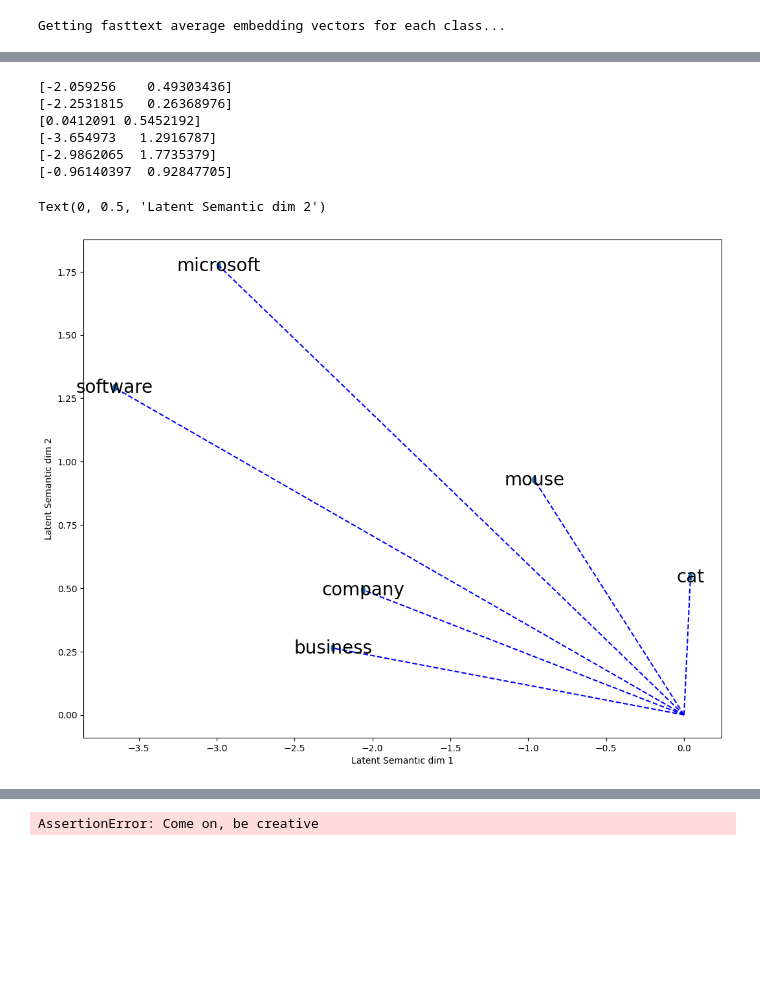
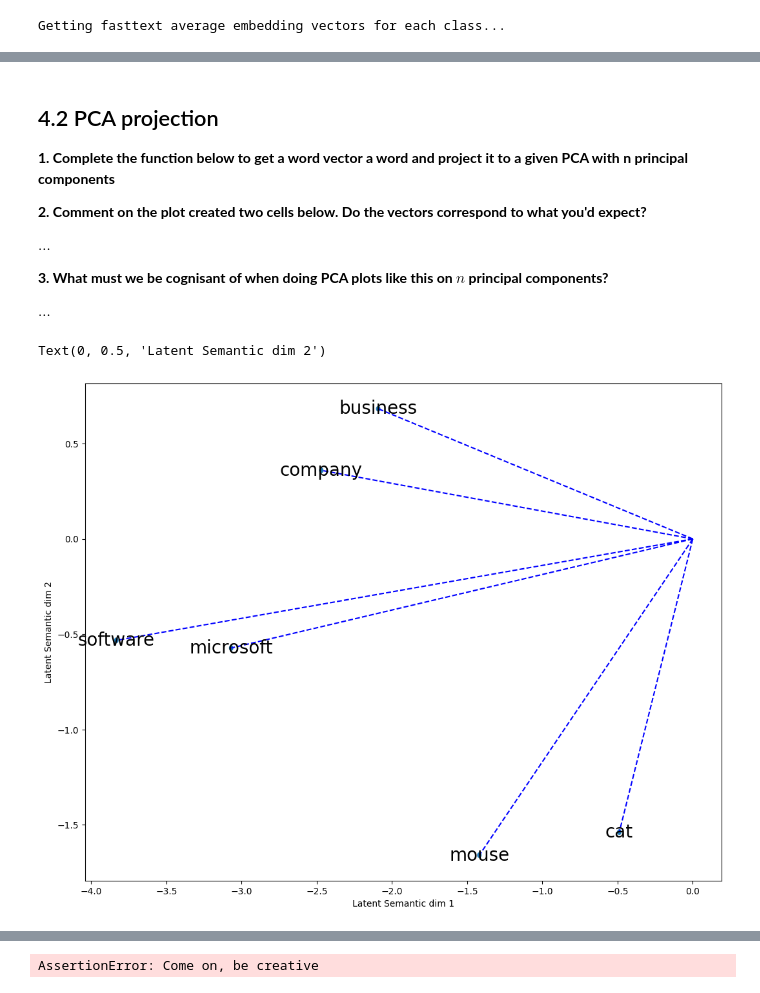
Before and after one commit to Twinbo/Signals-and-Data-Autumn-2025-student, a Jupyter notebook: assignment_3/SignDat-Assign4/assignment_3_solution.ipynb, the cells around one changed output, grey strips where cells are left out. Saved outputs shown, nothing was run; the diff lists cells and outputs as text; code cells hidden in the pictures; blank space fills up the shorter version.

```diff
--- a/assignment_3/SignDat-Assign4/assignment_3_solution.ipynb
+++ b/assignment_3/SignDat-Assign4/assignment_3_solution.ipynb
@@ -439,5 +477,5 @@ def word_similarity(vec1, vec2, glove, lookup_glove=True):
 # %%
 # Load GloVe dictionary, doing it here since we only wanna do it once, since it takes a fuckton of time
-glove = load_glove('glove.42B.300d_1.txt')
+glove = load_glove('glove.6B.50d.txt')
 # %% [output]
 Creating GloVE dictionary...
@@ -556,12 +621,12 @@ def get_average_embedding_vectors(model, train_texts, test_texts):
     for text in tqdm(test_texts):
         words = clean(text).split()
         if getattr(model, 'get', False):
-            feats_train.append(np.mean([model.get(word, placeholder) for word in words], axis=0))
+            feats_test.append(np.mean([model.get(word, placeholder) for word in words], axis=0))
         else:
-            feats_train.append(np.mean([model.get_word_vector(word) for word in words], axis=0))
+            feats_test.append(np.mean([model.get_word_vector(word) for word in words], axis=0))
 
     return np.array(feats_train), np.array(feats_test)
 
-word_ft_train, word_ft_test = get_average_embedding_vectors(fasttext_word_model, train_texts, test_texts)
+feats_train, feats_test = get_average_embedding_vectors(current_model, train_texts, test_texts)
 # %% [output]
 Getting fasttext average embedding vectors for each class...
@@ -573,13 +636,12 @@ def plot_pca(n_components, feats_train, feats_test, train_labels, test_labels, l
     Does PCA with n_components on given features and plots the result in two dimensions
 
     Args:
-    # TODO: Fill in the rest of the args
-        n_components (_type_): _description_
-        feats_train (_type_): _description_
-        feats_test (_type_): _description_
-        train_labels (_type_): _description_
-        test_labels (_type_): _description_
-        label_names (_type_): _description_
+        n_components (int): How many components to use in the PCA
+        feats_train (np.ndarray): Average embedding vectors for each text in the training set
+        feats_test (np.ndarray): Average embedding vectors for each text in the test set
+        train_labels (np.ndarray): Labels for each text in the training set
+        test_labels (np.ndarray): Labels for each text in the test set
+        label_names (dict): Dictionary of int: str so that int corresponds to the label name
     """
 
     pca = PCA(n_components=n_components)
@@ -626,5 +688,6 @@ def plot_pca(n_components, feats_train, feats_test, train_labels, test_labels, l
 
     return pca
 
-pca_word_vec = plot_pca(100, feats_train, feats_test, train_labels, test_labels, ag_news_labels)
+n_components = 50
+pca_word_vec = plot_pca(n_components, feats_train, feats_test, train_labels, test_labels, ag_news_labels)
 # %% [output]
@@ -680,25 +697,46 @@ def get_vector_transform(word, model, pca, n=2):
+# %% [markdown]
+## 4.2 PCA projection
+
+**1. Complete the function below to get a word vector a word and project it to a given PCA with n principal components**
+
+**2. Comment on the plot created two cells below. Do the vectors correspond to what you'd expect?**
+
+$\dots$
+
+**3. What must we be cognisant of when doing PCA plots like this on $n$ principal components?**
+
+$\dots$
+# %%
+def get_vector_transform(word, model, pca, n=2):
+    """
+    Gets the PCA transformed vector of a given word in the model with n principal components
+
+    Args:
+        word (str): word to first get the embedding vector of and then project to PCA space
+        model (dict, fasttext model): Either a fasttext model or GloVe dictionary
+        pca (sklearn.decomposition.PCA): PCA for the model given, should be the same model as the one used to get the vectors
+        n (int, optional): Number of princpal components to project to. Defaults to 2.
+
+    Returns:
+        np.ndarray: Word vector of word projected to PCA space with n principal components
+    """
+    word_vec = model[word]
+    word_vec = word_vec.reshape(1, -1)
+    return pca.transform(word_vec)[0, :n]
 # %%
 words = ['company', 'business', 'cat', 'software', 'microsoft', 'mouse']
-transformed_word_vectors = [get_vector_transform(i, glove, pca_word_vec, n=2) for i in words]
-reg_vecs = np.array([fasttext_word_model.get_word_vector(word) for word in words])
 
+transformed_word_vectors = [get_vector_transform(i, current_model, pca_word_vec, n=2) for i in words]
 plt.figure(figsize=(28, 10))
 ax = plt.subplot(1, 2, 1)
 for idx, vec in enumerate(transformed_word_vectors):
-    print(vec)
     plt.plot([0, vec[0]], [0, vec[1]], 'b--')
     circle = plt.Circle((vec[0], vec[1]), radius=0.015)
     ax.add_patch(circle)
     label = ax.annotate(words[idx], xy=(vec[0], vec[1]), fontsize=20, ha="center", va="center")
 
 plt.xlabel('Latent Semantic dim 1')
 plt.ylabel('Latent Semantic dim 2')
 # %% [output]
-[-2.059256    0.49303436]
-[-2.2531815   0.26368976]
-[0.0412091 0.5452192]
-[-3.654973   1.2916787]
-[-2.9862065  1.7735379]
-[-0.96140397  0.92847705]
+Text(0, 0.5, 'Latent Semantic dim 2')
-Text(0, 0.5, 'Latent Semantic dim 2')
-[figure, old version]
+[figure, new version]
```
Also changed, not shown: parts of 38 cells of this notebook.
